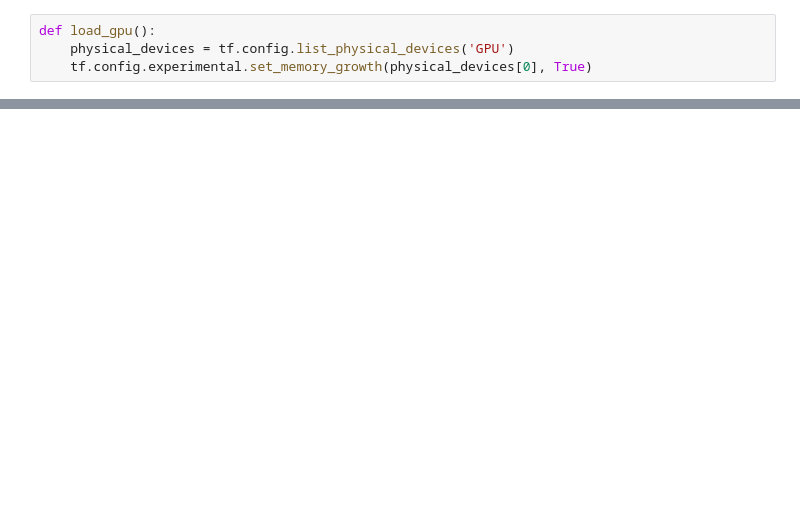
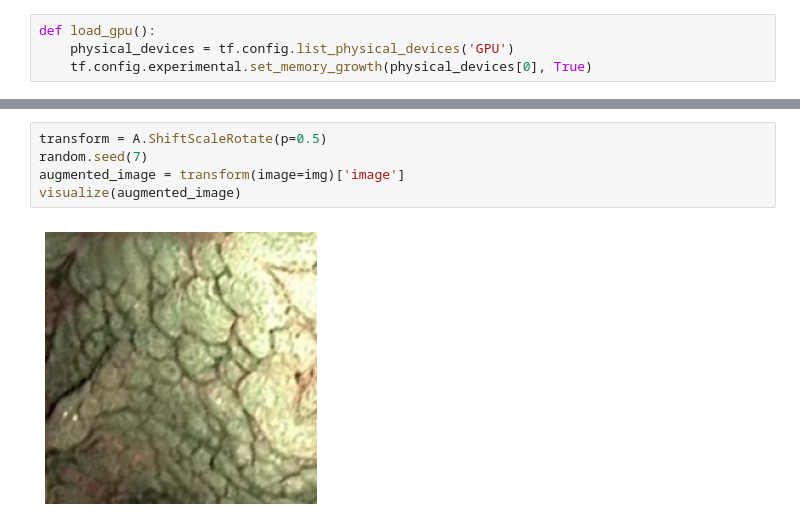
Before and after one commit to ChusMoyano/TFG_Gastro, a Jupyter notebook: ModelRun.ipynb, the cells around one changed output, grey strips where cells are left out. Drawn from its saved outputs; the diff is of its cells as text; blank space fills up the shorter version.

```diff
--- a/ModelRun.ipynb
+++ b/ModelRun.ipynb
@@ -47,0 +61,7 @@ Mean Accuracy  0.951
+# %%
+transform = A.ShiftScaleRotate(p=0.5)
+random.seed(7)
+augmented_image = transform(image=img)['image']
+visualize(augmented_image)
+# %% [output]
+[figure, added]
```
Also changed, not shown: parts of 10 cells of this notebook, 4 other files.
